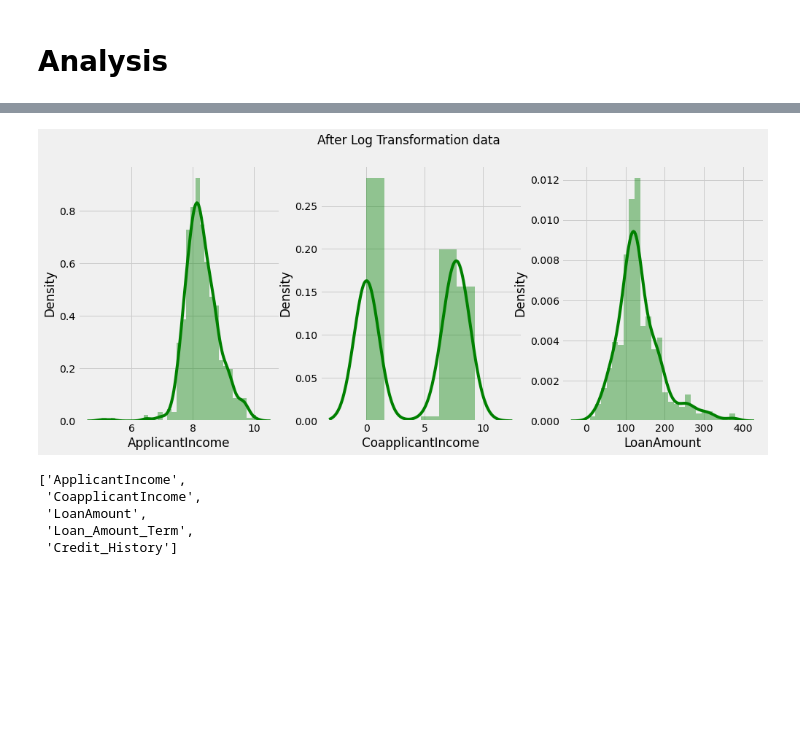
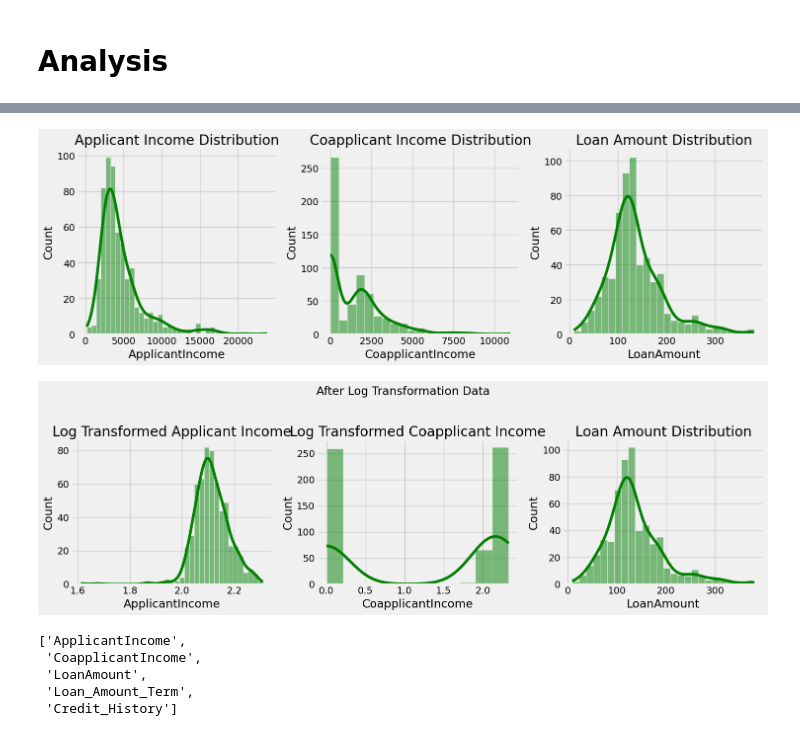
Before and after one commit to vipulwarthe/loan-approval-ml-project, a Jupyter notebook: notebook/Complete Loan Status Prediction .ipynb, the cells around one changed output, grey strips where cells are left out. Saved outputs shown, nothing was run; the diff lists cells and outputs as text; code cells hidden in the pictures; blank space fills up the shorter version.

```diff
--- a/notebook/Complete Loan Status Prediction .ipynb
+++ b/notebook/Complete Loan Status Prediction .ipynb
@@ -210,20 +199,65 @@ sns.distplot(data['LoanAmount'], color = 'green')
-# %%
-data['ApplicantIncome'] = np.log(data['ApplicantIncome'])
-data['CoapplicantIncome'] = np.log1p(data['CoapplicantIncome'])
-
-plt.subplot(1, 3, 1)
-sns.distplot(data['ApplicantIncome'], color = 'green')
-
-plt.subplot(1, 3, 2)
-sns.distplot(data['CoapplicantIncome'], color = 'green')
-
-plt.subplot(1, 3, 3)
-sns.distplot(data['LoanAmount'], color = 'green')
-
-plt.suptitle("After Log Transformation data")
-plt.show()
-# %% [output]
-[figure, removed]
+# %%
+import matplotlib.pyplot as plt
+import seaborn as sns
+
+# Adjust the figure size
+plt.figure(figsize=(15, 5))
+
+# Plot ApplicantIncome distribution
+plt.subplot(1, 3, 1)
+sns.histplot(data['ApplicantIncome'], color='green', kde=True)
+plt.title('Applicant Income Distribution')
+
+# Plot CoapplicantIncome distribution
+plt.subplot(1, 3, 2)
+sns.histplot(data['CoapplicantIncome'], color='green', kde=True)
+plt.title('Coapplicant Income Distribution')
+
+# Plot LoanAmount distribution
+plt.subplot(1, 3, 3)
+sns.histplot(data['LoanAmount'], color='green', kde=True)
+plt.title('Loan Amount Distribution')
+
+# Display the plots
+plt.tight_layout()
+plt.show()
+# %% [output]
+[figure, added]
+# %%
+import numpy as np
+import matplotlib.pyplot as plt
+import seaborn as sns
+
+# Applying log transformation
+data['ApplicantIncome'] = np.log(data['ApplicantIncome'])
+data['CoapplicantIncome'] = np.log1p(data['CoapplicantIncome'])
+
+# Adjust the figure size
+plt.figure(figsize=(15, 5))
+
+# Plot ApplicantIncome distribution after log transformation
+plt.subplot(1, 3, 1)
+sns.histplot(data['ApplicantIncome'], color='green', kde=True)
+plt.title('Log Transformed Applicant Income')
+
+# Plot CoapplicantIncome distribution after log transformation
+plt.subplot(1, 3, 2)
+sns.histplot(data['CoapplicantIncome'], color='green', kde=True)
+plt.title('Log Transformed Coapplicant Income')
+
+# Plot LoanAmount distribution after log transformation
+plt.subplot(1, 3, 3)
+sns.histplot(data['LoanAmount'], color='green', kde=True)
+plt.title('Loan Amount Distribution')
+
+# Add a main title
+plt.suptitle("After Log Transformation Data")
+
+# Display the plots
+plt.tight_layout(rect=[0, 0.03, 1, 0.95])
+plt.show()
+# %% [output]
+[figure, added]
 # %%
 num = data.select_dtypes('number').columns.tolist()
 cat = data.select_dtypes('object').columns.tolist()
```
Also changed, not shown: parts of 19 cells of this notebook, 1 other file.
